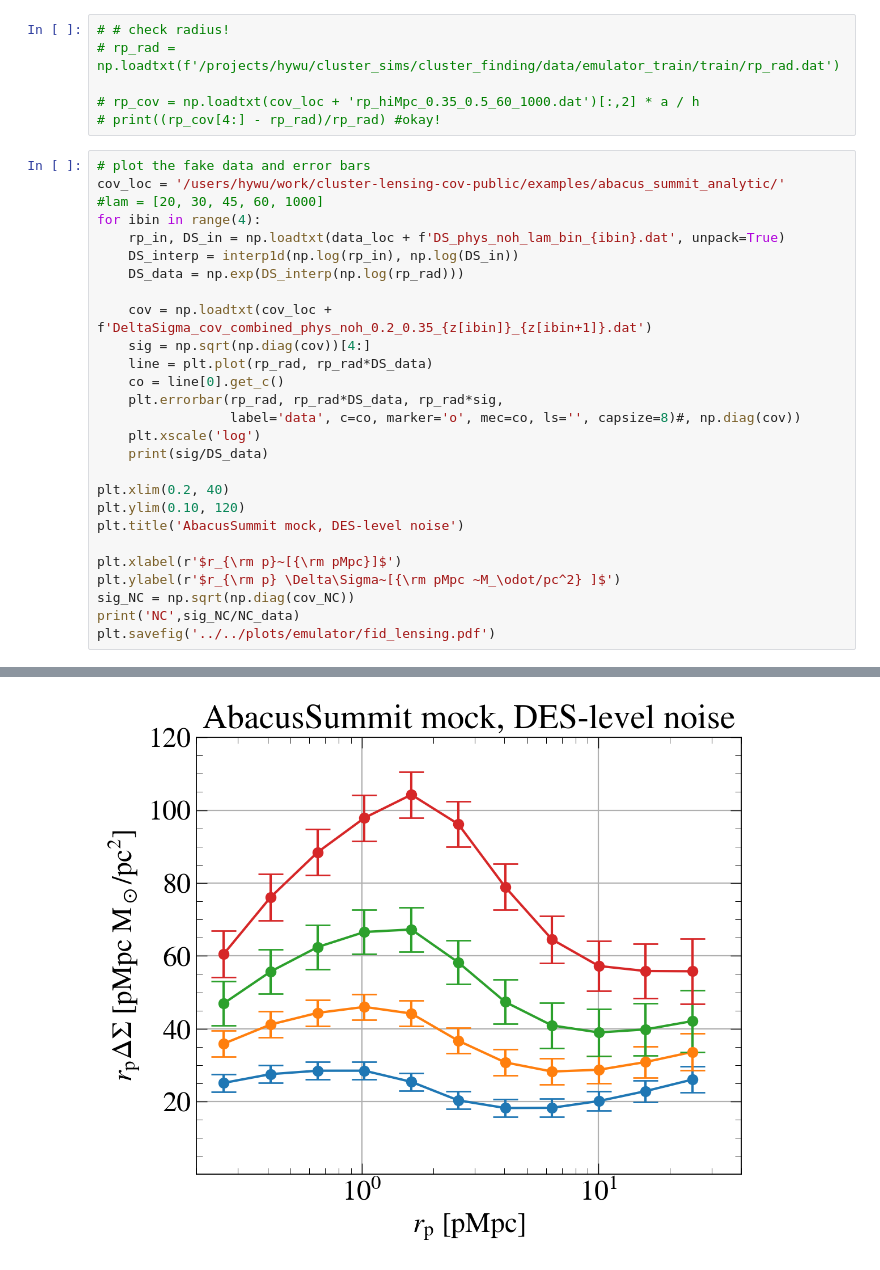
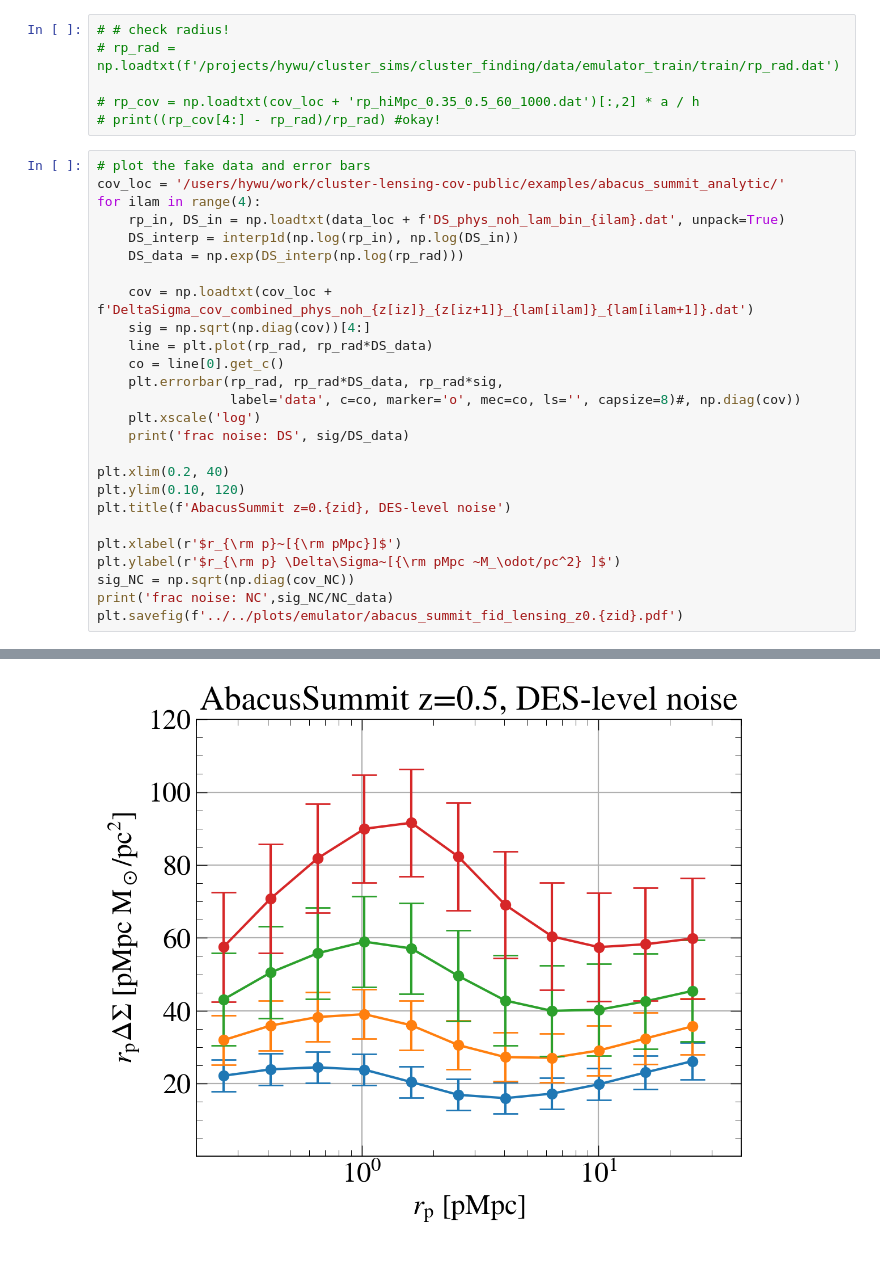
Before and after one commit to hywu/hod-selection-bias, a Jupyter notebook: repo/emulator/make_data_vector_abacus_summit.ipynb, the cells around one changed output, grey strips where cells are left out. Cells and saved outputs as stored; diff of their text form.

```diff
--- a/repo/emulator/make_data_vector_abacus_summit.ipynb
+++ b/repo/emulator/make_data_vector_abacus_summit.ipynb
@@ -72,28 +79,27 @@ np.shape(cov_inv) (48, 48)
 # %%
 # plot the fake data and error bars
 cov_loc = '/users/hywu/work/cluster-lensing-cov-public/examples/abacus_summit_analytic/'
-#lam = [20, 30, 45, 60, 1000]
-for ibin in range(4):
-    rp_in, DS_in = np.loadtxt(data_loc + f'DS_phys_noh_lam_bin_{ibin}.dat', unpack=True)
+for ilam in range(4):
+    rp_in, DS_in = np.loadtxt(data_loc + f'DS_phys_noh_lam_bin_{ilam}.dat', unpack=True)
     DS_interp = interp1d(np.log(rp_in), np.log(DS_in))
     DS_data = np.exp(DS_interp(np.log(rp_rad)))
 
-    cov = np.loadtxt(cov_loc + f'DeltaSigma_cov_combined_phys_noh_0.2_0.35_{z[ibin]}_{z[ibin+1]}.dat')
+    cov = np.loadtxt(cov_loc + f'DeltaSigma_cov_combined_phys_noh_{z[iz]}_{z[iz+1]}_{lam[ilam]}_{lam[ilam+1]}.dat')
     sig = np.sqrt(np.diag(cov))[4:]
     line = plt.plot(rp_rad, rp_rad*DS_data)
     co = line[0].get_c()
     plt.errorbar(rp_rad, rp_rad*DS_data, rp_rad*sig,
                  label='data', c=co, marker='o', mec=co, ls='', capsize=8)#, np.diag(cov))
     plt.xscale('log')
-    print(sig/DS_data)
+    print('frac noise: DS', sig/DS_data)
 
 plt.xlim(0.2, 40)
 plt.ylim(0.10, 120)
-plt.title('AbacusSummit mock, DES-level noise')
+plt.title(f'AbacusSummit z=0.{zid}, DES-level noise')
 
 plt.xlabel(r'$r_{\rm p}~[{\rm pMpc}]$')
 plt.ylabel(r'$r_{\rm p} \Delta\Sigma~[{\rm pMpc ~M_\odot/pc^2} ]$')
 sig_NC = np.sqrt(np.diag(cov_NC))
-print('NC',sig_NC/NC_data)
-plt.savefig('../../plots/emulator/fid_lensing.pdf')
+print('frac noise: NC',sig_NC/NC_data)
+plt.savefig(f'../../plots/emulator/abacus_summit_fid_lensing_z0.{zid}.pdf')
 # %% [output]
@@ -109 +115 @@ NC [0.01792168 0.03378382 0.06939167 0.12119871]
-[figure, old version]
+[figure, new version]
```
Also changed, not shown: parts of 2 cells of this notebook, 9 other files.
